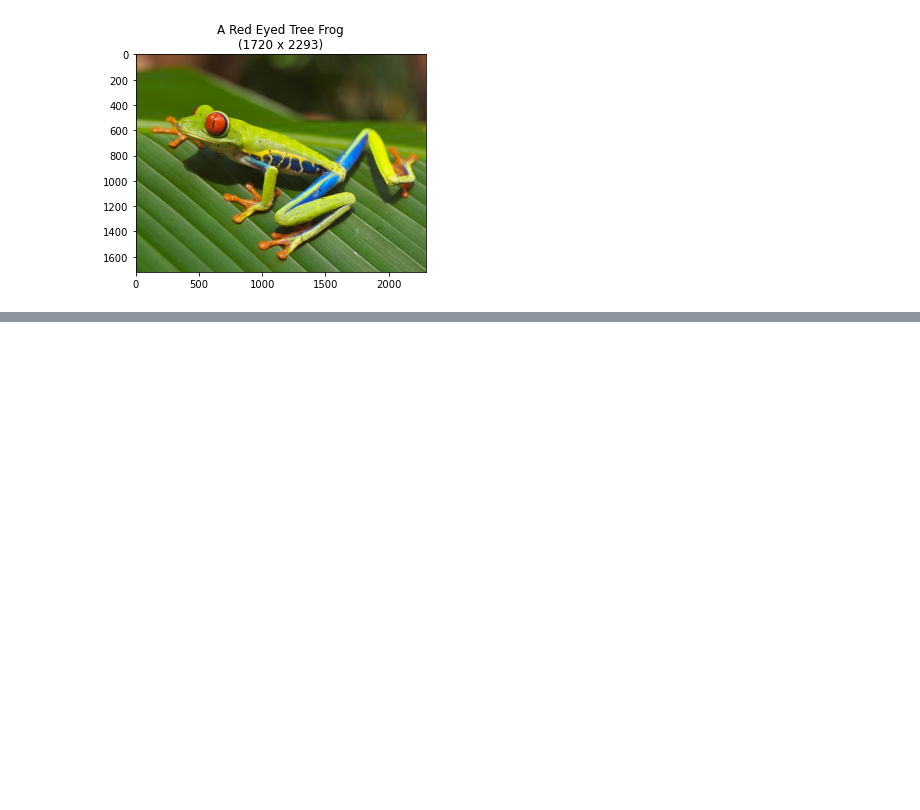
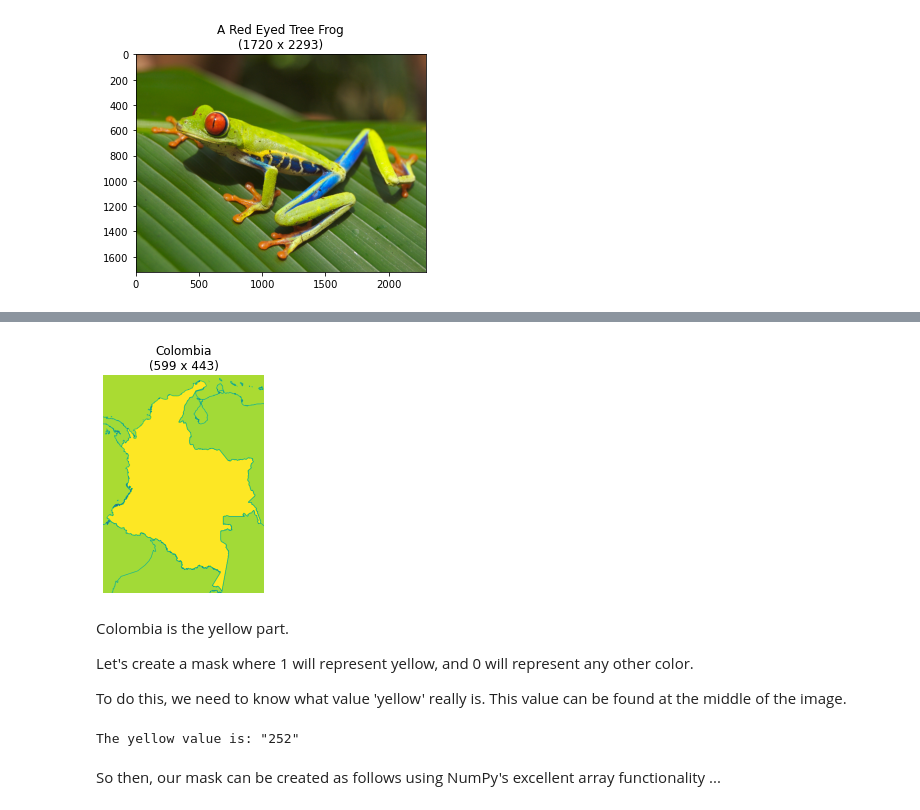
Before and after one commit to Godron629/effective-octo-couscous, a Jupyter notebook: planet_gram.ipynb, the cells around one changed output, grey strips where cells are left out. Drawn from its saved outputs; the diff is of its cells as text; code cells hidden in the pictures; blank space fills up the shorter version.

```diff
--- a/planet_gram.ipynb
+++ b/planet_gram.ipynb
@@ -93,0 +180,28 @@ display_image(cropped_image_raster, caption)
+# %%
+colombia_image = Image.open('data/colombia.svg')
+colombia_image = colombia_image.convert('L')
+
+colombia_raster = np.array(colombia_image)
+
+display_image(
+    colombia_raster,
+    make_caption('Colombia', colombia_raster.shape)
+)
+# %% [output]
+[figure, added]
+# %% [markdown]
+Colombia is the yellow part.
+
+Let's create a mask where 1 will represent yellow, and 0 will represent any other color.
+
+To do this, we need to know what value 'yellow' really is. This value can be found at the middle of the image.
+# %%
+height, width = colombia_raster.shape
+
+yellow_pixel_value = colombia_raster[height//2][width//2]
+
+print(f'The yellow value is: "{yellow_pixel_value}"')
+# %% [output]
+The yellow value is: "252"
+# %% [markdown]
+So then, our mask can be created as follows using NumPy's excellent array functionality ...
```
Also changed, not shown: parts of 24 cells of this notebook.
